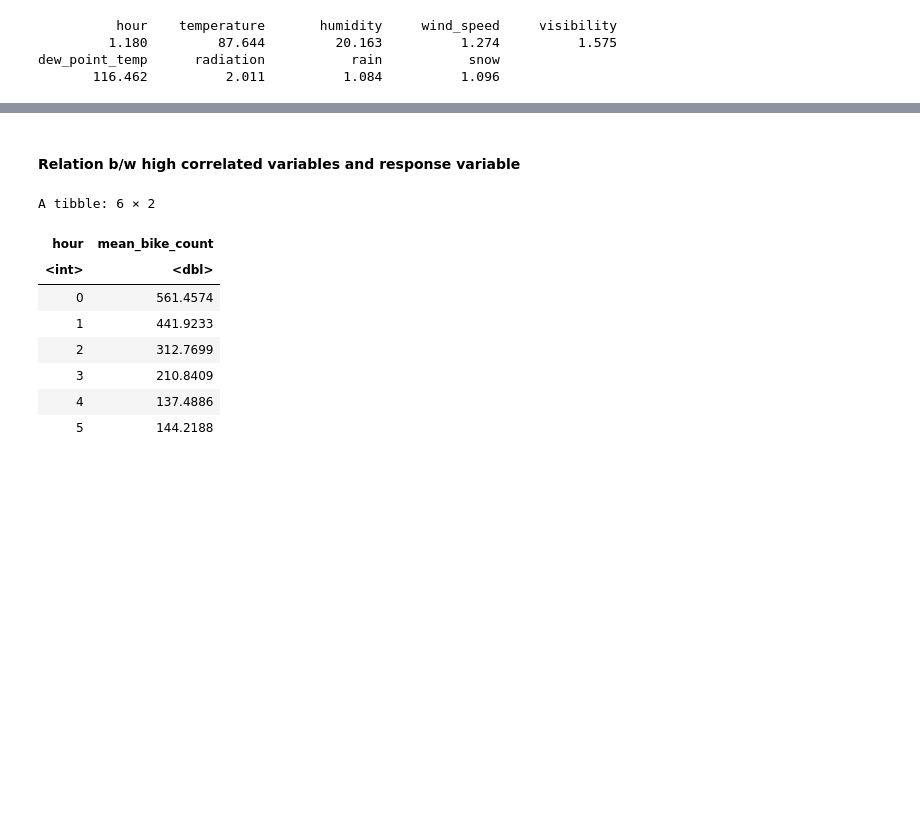
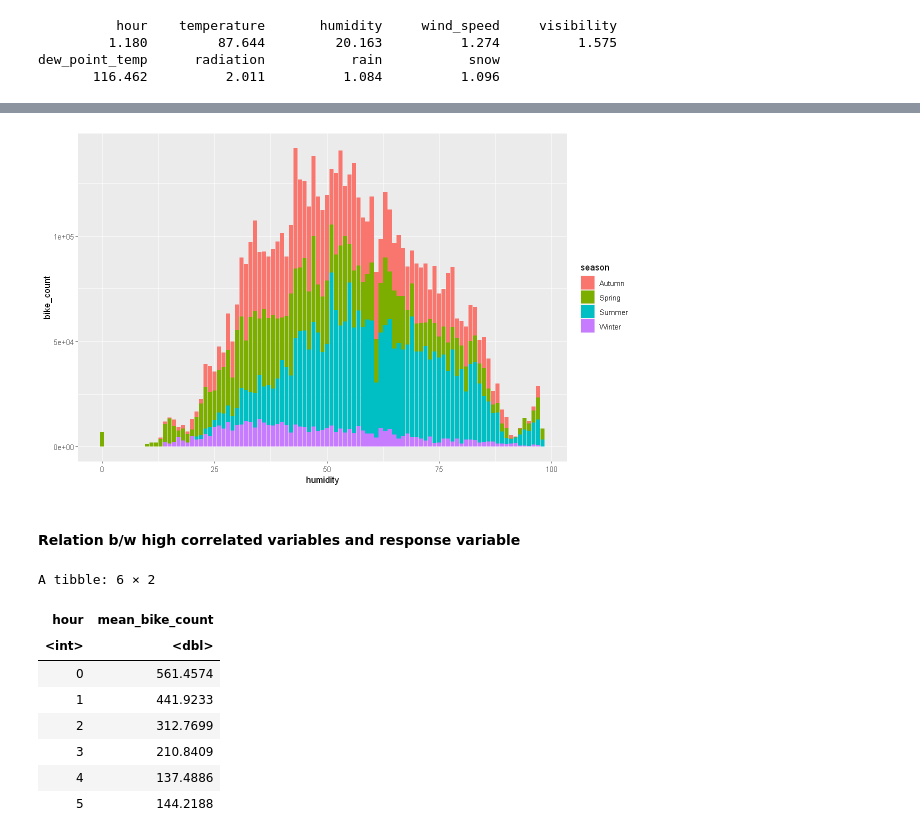
Before and after one commit to omertahi/STAT301-Project, a Jupyter notebook: Project Proposal.ipynb, the cells around one changed output, grey strips where cells are left out. Drawn from its saved outputs; the diff is of its cells as text; code cells hidden in the pictures; blank space fills up the shorter version.

```diff
--- a/Project Proposal.ipynb
+++ b/Project Proposal.ipynb
@@ -129,3 +154,10 @@ VIF_MLR_bike
+# %%
+bike_data |>
+select(bike_count, season, humidity) |>
+ggplot(aes(x = humidity, y = bike_count)) +
+geom_bar(aes(fill = season), stat = "identity")
+# %% [output]
+[figure, added]
 # %% [markdown]
 #### Relation b/w high correlated variables and response variable
 # %%
```
Also changed, not shown: parts of 16 cells of this notebook.
